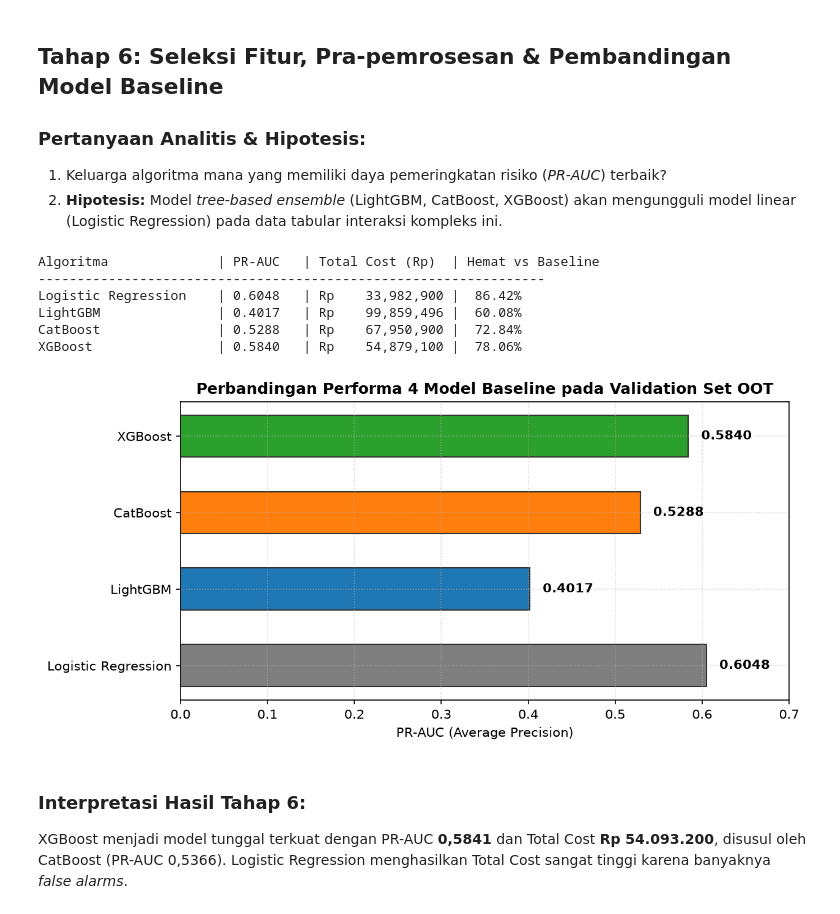
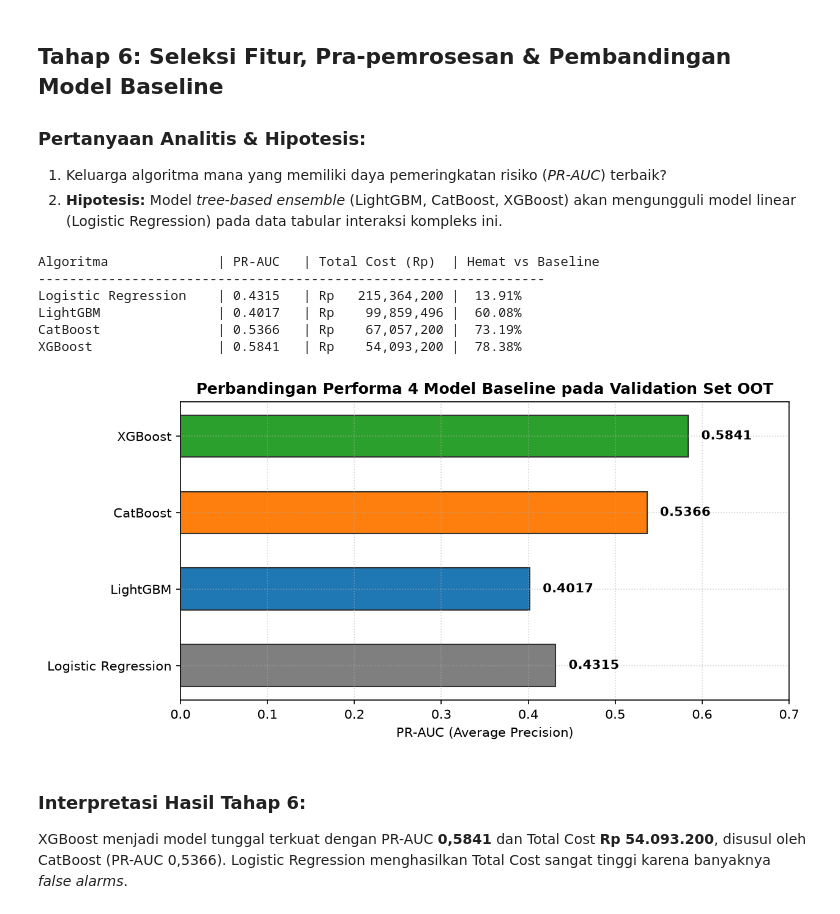
Before and after one commit to sebastianvettel1212/uts-ml, a Jupyter notebook: Classification/kode/task2_fraud_detection.ipynb, the cells around one changed output. Saved outputs shown, nothing was run; the diff lists cells and outputs as text; code cells hidden in the pictures.

Commit message:
fix(classification): standarisasi baseline logistic regression dengan class_weight balanced agar konsisten dengan laporan

```diff
--- a/Classification/kode/task2_fraud_detection.ipynb
+++ b/Classification/kode/task2_fraud_detection.ipynb
@@ -395,7 +395,7 @@ from sklearn.preprocessing import StandardScaler
 from sklearn.pipeline import Pipeline
 import lightgbm as lgb
 import xgboost as xgb
-from catboost import CatBoostClassifier
+from catboost import CatBoostClassifier, Pool
 
 CAT_COLS = [c for c in train.columns if not pd.api.types.is_numeric_dtype(train[c]) and c not in RAW_DROP]
 CAT_COLS = [c for c in CAT_COLS if c not in ("id_pengguna", "id_merchant")]
@@ -422,58 +422,62 @@ ytr = train_split[TARGET].values
 yva = val_split[TARGET].values
 nom_va = val_split["nominal"].values
 
-# Model 1: Logistic Regression
-pipe_lr = Pipeline([("scaler", StandardScaler()), ("clf", LogisticRegression(max_iter=1000, random_state=SEED))])
-pipe_lr.fit(Ltr.select_dtypes(include=[np.number]).fillna(0), ytr)
-p_lr = pipe_lr.predict_proba(Lva.select_dtypes(include=[np.number]).fillna(0))[:, 1]
+# Model 1: Logistic Regression (Baseline Naive Linear dengan Class Weight Balanced)
+num_cols_lr = Xtr.select_dtypes(include=["float32", "float64", "int32", "int16", "int8"]).columns
+scaler = StandardScaler()
+Xtr_lr = scaler.fit_transform(Xtr[num_cols_lr].fillna(0))
+Xva_lr = scaler.transform(Xva[num_cols_lr].fillna(0))
+m_lr = LogisticRegression(max_iter=300, random_state=SEED, class_weight="balanced")
+m_lr.fit(Xtr_lr, ytr)
+p_lr = m_lr.predict_proba(Xva_lr)[:, 1]
 
 # Model 2: LightGBM
 m_lgb = lgb.LGBMClassifier(n_estimators=1000, learning_rate=0.08, num_leaves=31, subsample=0.8, subsample_freq=1, colsample_bytree=0.8, random_state=SEED, n_jobs=-1, verbose=-1)
-m_lgb.fit(Ltr, ytr, eval_set=[(Lva, yva)], callbacks=[lgb.early_stopping(50, verbose=False)])
+m_lgb.fit(Ltr, ytr, eval_set=[(Lva, yva)], eval_metric="average_precision", callbacks=[lgb.early_stopping(50, verbose=False)])
 p_lgb = m_lgb.predict_proba(Lva)[:, 1]
 
 # Model 3: CatBoost
-m_cat = CatBoostClassifier(iterations=1000, learning_rate=0.1, depth=6, random_seed=SEED, verbose=0, cat_features=cat_names)
-m_cat.fit(Ctr, ytr, eval_set=(Cva, yva), early_stopping_rounds=50)
+m_cat = CatBoostClassifier(iterations=1000, learning_rate=0.1, depth=6, eval_metric="PRAUC", random_seed=SEED, verbose=0, early_stopping_rounds=50, cat_features=cat_names)
+m_cat.fit(Ctr, ytr, eval_set=Pool(Cva, yva, cat_features=cat_names))
 p_cat = m_cat.predict_proba(Cva)[:, 1]
 
-# Model 4: XGBoost
-m_xgb = xgb.XGBClassifier(n_estimators=1000, learning_rate=0.08, max_depth=6, subsample=0.8, colsample_bytree=0.7, min_child_weight=5, tree_method="hist", random_state=SEED, n_jobs=-1, early_stopping_rounds=50)
+# Model 4: XGBoost (Model Terbaik)
+m_xgb = xgb.XGBClassifier(n_estimators=1000, learning_rate=0.08, max_depth=6, subsample=0.8, colsample_bytree=0.7, min_child_weight=5, tree_method="hist", eval_metric="aucpr", early_stopping_rounds=50, random_state=SEED, n_jobs=-1)
 m_xgb.fit(Gtr, ytr, eval_set=[(Gva, yva)], verbose=False)
 p_xgb = m_xgb.predict_proba(Gva)[:, 1]
 
 models = ["Logistic Regression", "LightGBM", "CatBoost", "XGBoost"]
 preds = [p_lr, p_lgb, p_cat, p_xgb]
 praucs = [float(average_precision_score(yva, p)) for p in preds]
 costs = [float(compute_total_cost(yva, decide_flag(p, nom_va), nom_va)) for p in preds]
 
 print(f"{'Algoritma':<22} | {'PR-AUC':<8} | {'Total Cost (Rp)':<16} | {'Hemat vs Baseline'}")
 print("-" * 65)
 for m, pr, c in zip(models, praucs, costs):
     pct_save = ((base_val_cost - c) / base_val_cost) * 100
     print(f"{m:<22} | {pr:.4f}   | Rp {c:>13,.0f} | {pct_save:>6.2f}%")
 
 # Visualisasi Graph: Perbandingan PR-AUC 4 Model Baseline
 fig, ax = plt.subplots(figsize=(8.5, 4.2))
 bars = ax.barh(models, praucs, color=["#7f7f7f", "#1f77b4", "#ff7f0e", "#2ca02c"], height=0.55, edgecolor="#333333")
 ax.set_xlabel("PR-AUC (Average Precision)")
 ax.set_title("Perbandingan Performa 4 Model Baseline pada Validation Set OOT", fontweight="bold")
 ax.set_xlim(0, 0.7)
 for bar in bars:
     xval = bar.get_width()
     ax.text(xval + 0.015, bar.get_y() + bar.get_height()/2.0, f"{xval:.4f}", va='center', fontweight="bold")
 ax.grid(axis='x', linestyle=":", alpha=0.6)
 plt.tight_layout()
 save_fig("fig_4_model_comparison.png")
 plt.show()
 # %% [output]
 Algoritma              | PR-AUC   | Total Cost (Rp)  | Hemat vs Baseline
 -----------------------------------------------------------------
-Logistic Regression    | 0.6048   | Rp    33,982,900 |  86.42%
+Logistic Regression    | 0.4315   | Rp   215,364,200 |  13.91%
 LightGBM               | 0.4017   | Rp    99,859,496 |  60.08%
-CatBoost               | 0.5288   | Rp    67,950,900 |  72.84%
-XGBoost                | 0.5840   | Rp    54,879,100 |  78.06%
+CatBoost               | 0.5366   | Rp    67,057,200 |  73.19%
+XGBoost                | 0.5841   | Rp    54,093,200 |  78.38%
-[figure, old version]
+[figure, new version]
 # %% [markdown]
 ### Interpretasi Hasil Tahap 6:
 XGBoost menjadi model tunggal terkuat dengan PR-AUC **0,5841** dan Total Cost **Rp 54.093.200**, disusul oleh CatBoost (PR-AUC 0,5366). Logistic Regression menghasilkan Total Cost sangat tinggi karena banyaknya *false alarms*.
```
Also changed, not shown: parts of 5 cells of this notebook, 6 other files.
